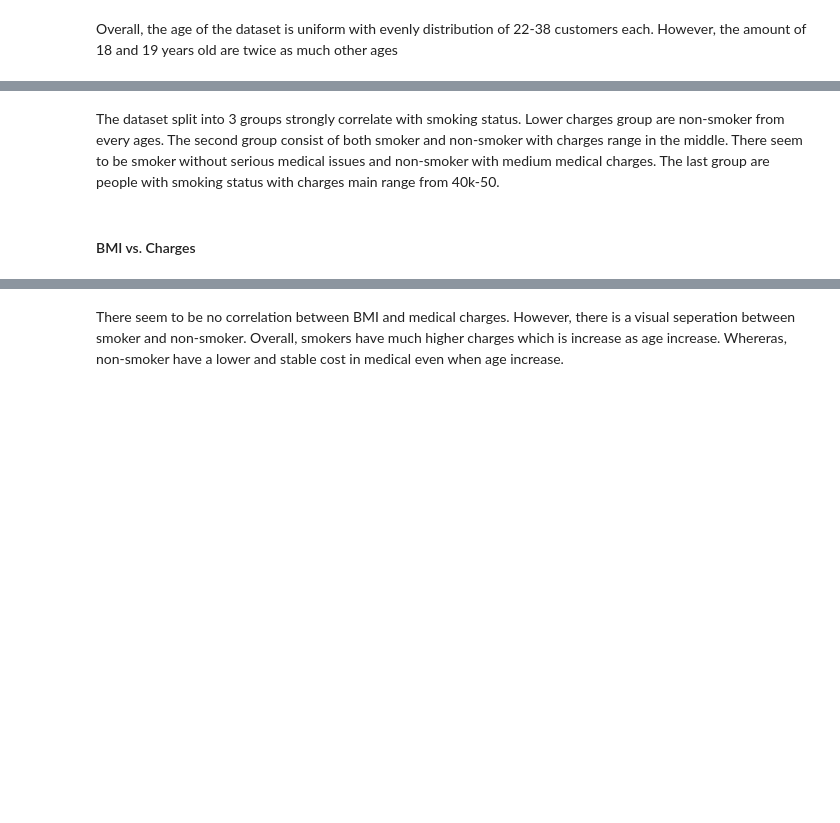
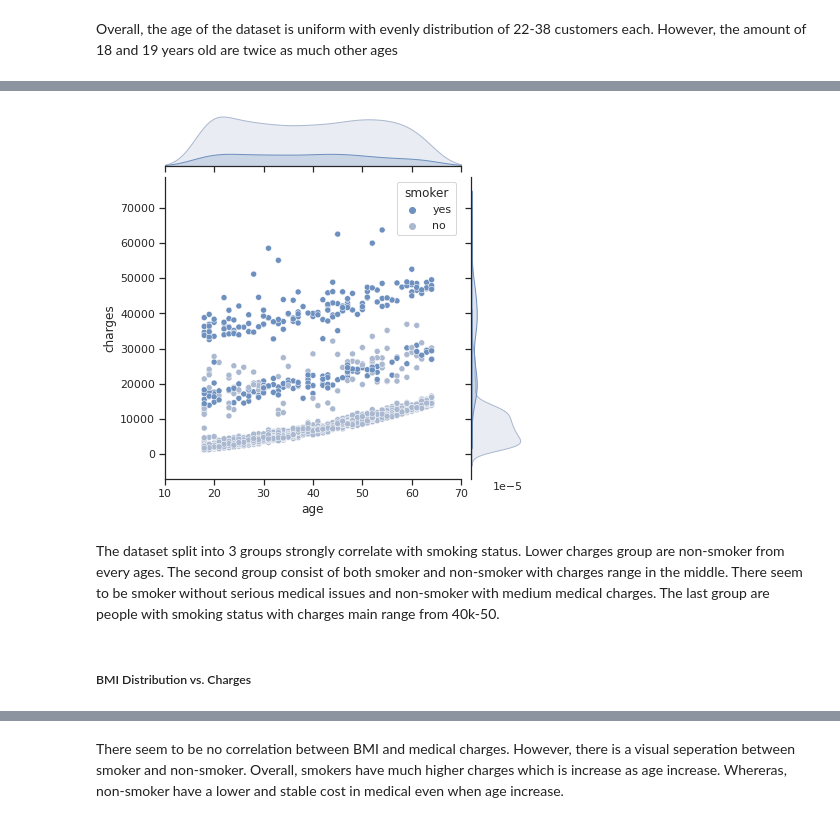
Before and after one commit to Satorumi/Machine-Learning, a Jupyter notebook: Linear_Regression_w_sklearn.ipynb, the cells around one changed output, grey strips where cells are left out. Saved outputs shown, nothing was run; the diff lists cells and outputs as text; code cells hidden in the pictures; blank space fills up the shorter version.

```diff
--- a/Linear_Regression_w_sklearn.ipynb
+++ b/Linear_Regression_w_sklearn.ipynb
@@ -128,4 +107,8 @@ figure.update_traces(marker_size=6)
+# %%
+sns.jointplot(data=medical_df, x='age', y='charges', hue='smoker', xlim=(10, 70));
+# %% [output]
+[figure, added]
 # %% [markdown]
 The dataset split into 3 groups strongly correlate with smoking status. Lower charges group are non-smoker from every ages. The second group consist of both smoker and non-smoker with charges range in the middle. There seem to be smoker without serious medical issues and non-smoker with medium medical charges. The last group are people with smoking status with charges main range from 40k-50.
 # %% [markdown]
-#### BMI vs. Charges
+##### BMI Distribution vs. Charges
```
Also changed, not shown: parts of 81 cells of this notebook.
